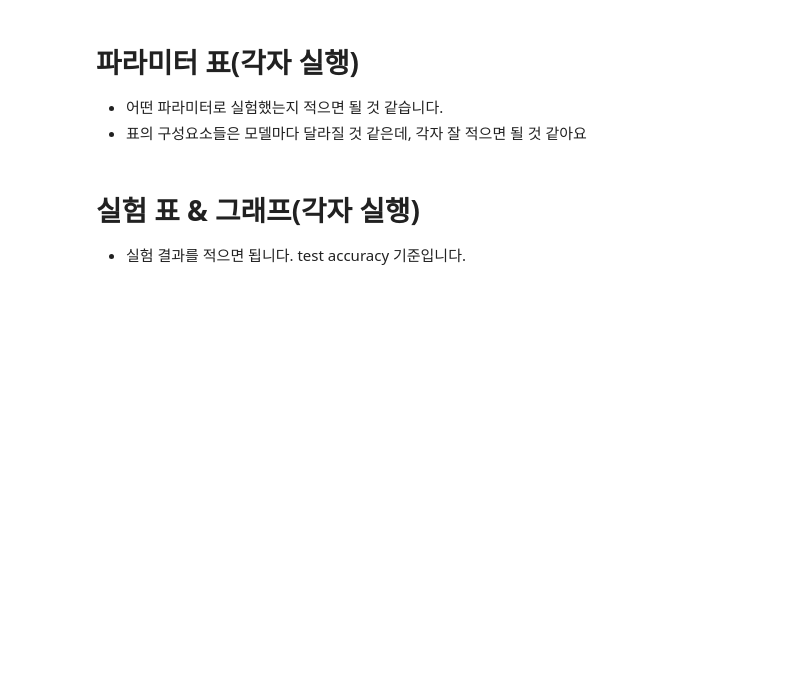
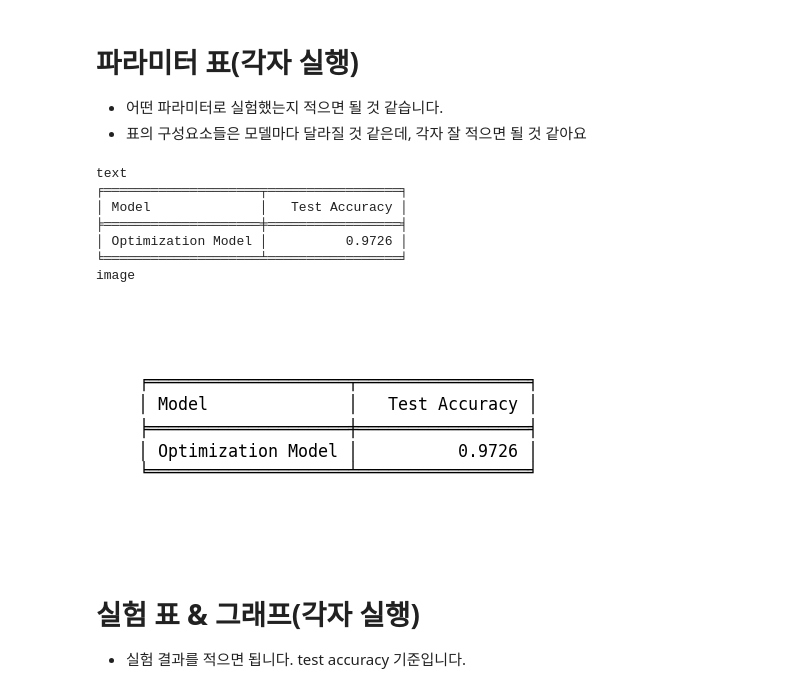
Before and after one commit to jinoov/iie4123-term-project, a Jupyter notebook: visualize.ipynb, the cells around one changed output. Cells and saved outputs as stored; diff of their text form; code cells hidden in the pictures; blank space fills up the shorter version.

```diff
--- a/visualize.ipynb
+++ b/visualize.ipynb
@@ -48,35 +69,39 @@ plt.show()
 # %%
 import pandas as pd
 from tabulate import tabulate
 import matplotlib.pyplot as plt
 
 # 데이터 생성
 data = [
-    ["Input size", "224 × 224"],
-    ["Epoch", "60"],
-    ["Activation function", "Sigmoid"],
-    ["Batch size", "8"],
-    ["Optimizer", "AdaGrad, RMS Prop, Adam"],
-    ["Learning rate", "0.01, 0.001"],
+    ["Optimization Model", 0.9726],
 ]
-df = pd.DataFrame(data, columns=["Parameter", "Value"])
+df = pd.DataFrame(data, columns=["Model", "Test Accuracy"])
 
 # tabulate로 텍스트 기반 표 생성
 table_text = tabulate(df, headers="keys", tablefmt="fancy_outline", showindex=False)
 
 print("text")
 print(table_text)
 
 # Matplotlib으로 표를 이미지로 렌더링
 fig, ax = plt.subplots(figsize=(6, 3))
 ax.axis("off")  # Remove axes
 ax.text(
     0.5, 0.5, table_text, fontsize=12, va="center", ha="center", fontfamily="monospace"
 )
 
 print("image")
 plt.savefig("table_parameter.png", dpi=300)
 plt.show()
+# %% [output]
+text
+╒════════════════════╤═════════════════╕
+│ Model              │   Test Accuracy │
+╞════════════════════╪═════════════════╡
+│ Optimization Model │          0.9726 │
+╘════════════════════╧═════════════════╛
+image
+[figure, added]
 # %% [markdown]
 # 실험 표 & 그래프(각자 실행)
 
```
Also changed, not shown: parts of 4 cells of this notebook, 8 other files.
